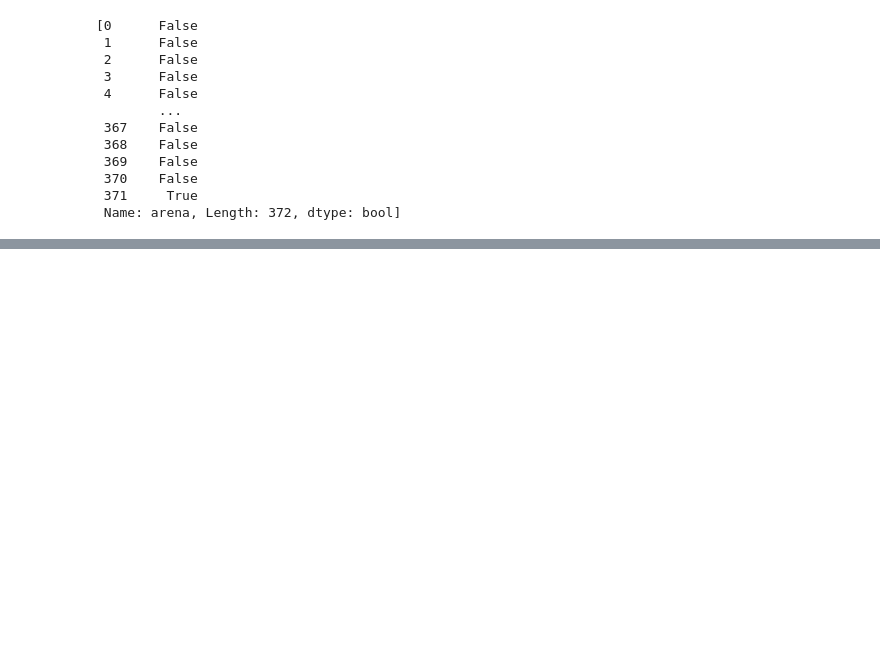
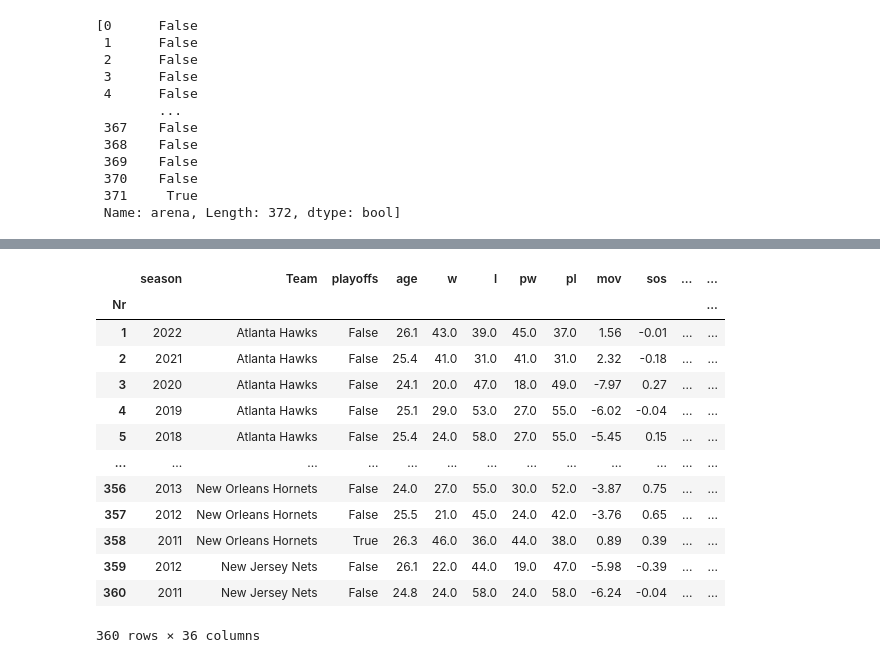
Before and after one commit to friedfab/ProjectDataScience, a Jupyter notebook: scraping.ipynb, the cells around one changed output, grey strips where cells are left out. Drawn from its saved outputs; the diff is of its cells as text; code cells hidden in the pictures; blank space fills up the shorter version.

```diff
--- a/scraping.ipynb
+++ b/scraping.ipynb
@@ -514,3 +514,11 @@ df5
  370    False
  371     True
  Name: arena, Length: 372, dtype: bool]
+# %%
+#Now we realized that there is a record for each year containing the "league average".
+#Since that is not a team, we remove all the record containing "League average".
+index_to_be_deleted = df4[ df4['Team'] == 'League Average' ].index
+
+df4.drop(index_to_be_deleted,inplace=True)
+
+df4
@@ -516,0 +539,14 @@ df5
+# %%
+#Combine the scrapped df with the csv df
+#dffinal=pd.merge(dfcomplete,df4, on='Team', how='left')
+
+#dffinal
+
+from functools import reduce
+
+dfs = [df4, dfcomplete]
+
+#merge all DataFrames into one
+final_df = reduce(lambda  left,right: pd.merge(left,right,on=['Team'],
+                                            how='outer'), dfs)
+final_df
@@ -516,0 +567,8 @@ df5
+# %%
+#Now we realized that there is a record for each year containing the "league average".
+#Since that is not a team, we remove all the record containing "League average".
+index_to_be_deleted = final_df[ final_df['Season'] != final_df['season'] ].index
+
+final_df.drop(index_to_be_deleted,inplace=True)
+
+final_df
@@ -516,0 +667,29 @@ df5
+# %%
+#There is a mess with the index number as you can see from before steps, let us change that
+
+#Creating a list for all the total number of rows:
+lst = [i for i in range(1,360+1)]
+
+#Inserting this row at the first position:
+final_df.insert(0, 'Nr', lst)
+
+#Replacing the new columne "Nr." as index:
+final_df.set_index(['Nr'], inplace = True)
+
+#Show df
+final_df
+# %% [output]
+|  | season | Team | playoffs | age | w | l | pw | pl | mov | sos | ... | ... |
+| Nr |  |  |  |  |  |  |  |  |  |  |  | ... |
+| 1 | 2022 | Atlanta Hawks | False | 26.1 | 43.0 | 39.0 | 45.0 | 37.0 | 1.56 | -0.01 | ... | ... |
+| 2 | 2021 | Atlanta Hawks | False | 25.4 | 41.0 | 31.0 | 41.0 | 31.0 | 2.32 | -0.18 | ... | ... |
+| 3 | 2020 | Atlanta Hawks | False | 24.1 | 20.0 | 47.0 | 18.0 | 49.0 | -7.97 | 0.27 | ... | ... |
+| 4 | 2019 | Atlanta Hawks | False | 25.1 | 29.0 | 53.0 | 27.0 | 55.0 | -6.02 | -0.04 | ... | ... |
+| 5 | 2018 | Atlanta Hawks | False | 25.4 | 24.0 | 58.0 | 27.0 | 55.0 | -5.45 | 0.15 | ... | ... |
+| ... | ... | ... | ... | ... | ... | ... | ... | ... | ... | ... | ... | ... |
+| 356 | 2013 | New Orleans Hornets | False | 24.0 | 27.0 | 55.0 | 30.0 | 52.0 | -3.87 | 0.75 | ... | ... |
+| 357 | 2012 | New Orleans Hornets | False | 25.5 | 21.0 | 45.0 | 24.0 | 42.0 | -3.76 | 0.65 | ... | ... |
+| 358 | 2011 | New Orleans Hornets | True | 26.3 | 46.0 | 36.0 | 44.0 | 38.0 | 0.89 | 0.39 | ... | ... |
+| 359 | 2012 | New Jersey Nets | False | 26.1 | 22.0 | 44.0 | 19.0 | 47.0 | -5.98 | -0.39 | ... | ... |
+| 360 | 2011 | New Jersey Nets | False | 24.8 | 24.0 | 58.0 | 24.0 | 58.0 | -6.24 | -0.04 | ... | ... |
+360 rows × 36 columns
```
Also changed, not shown: parts of 8 cells of this notebook.
